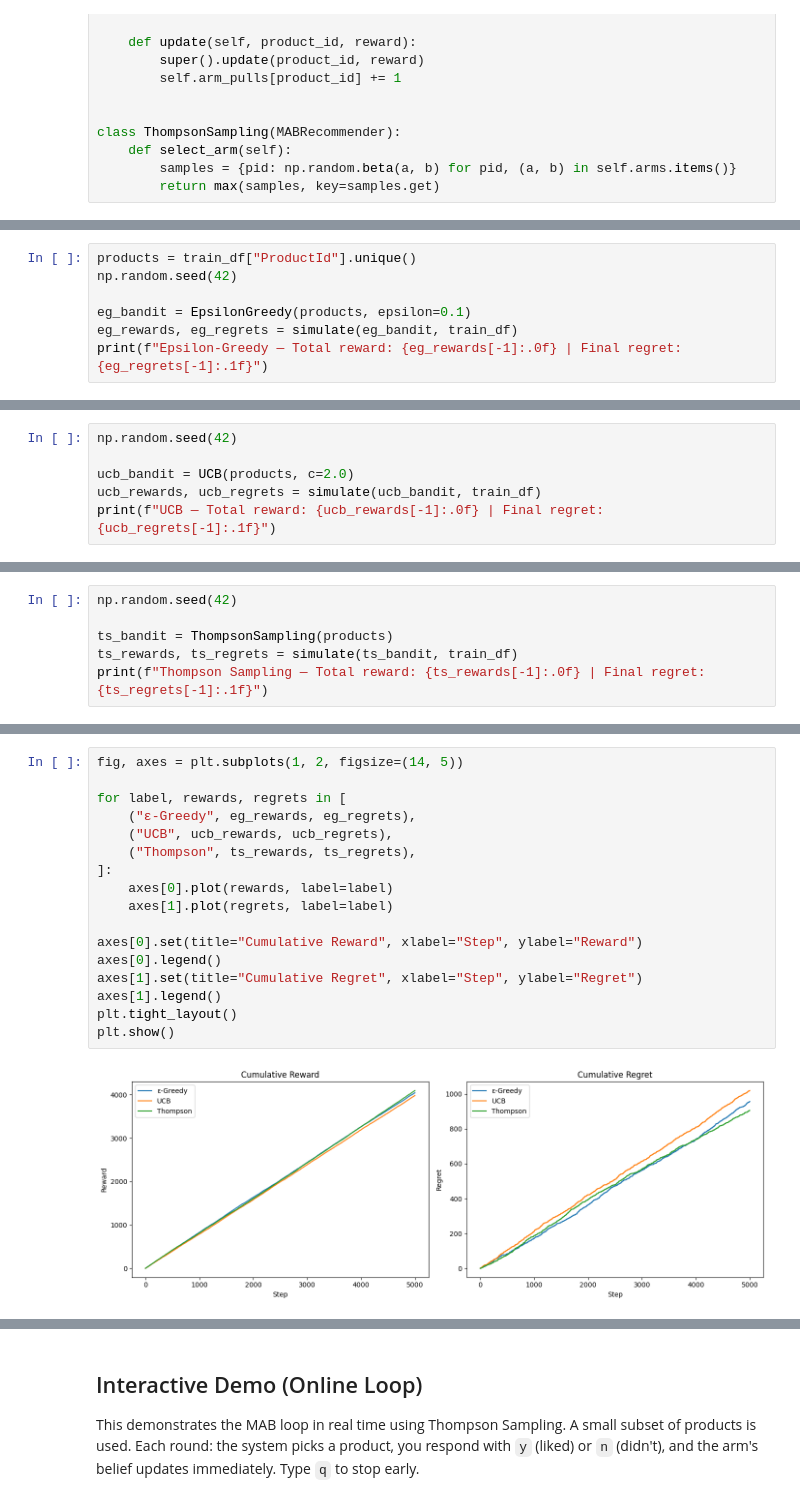
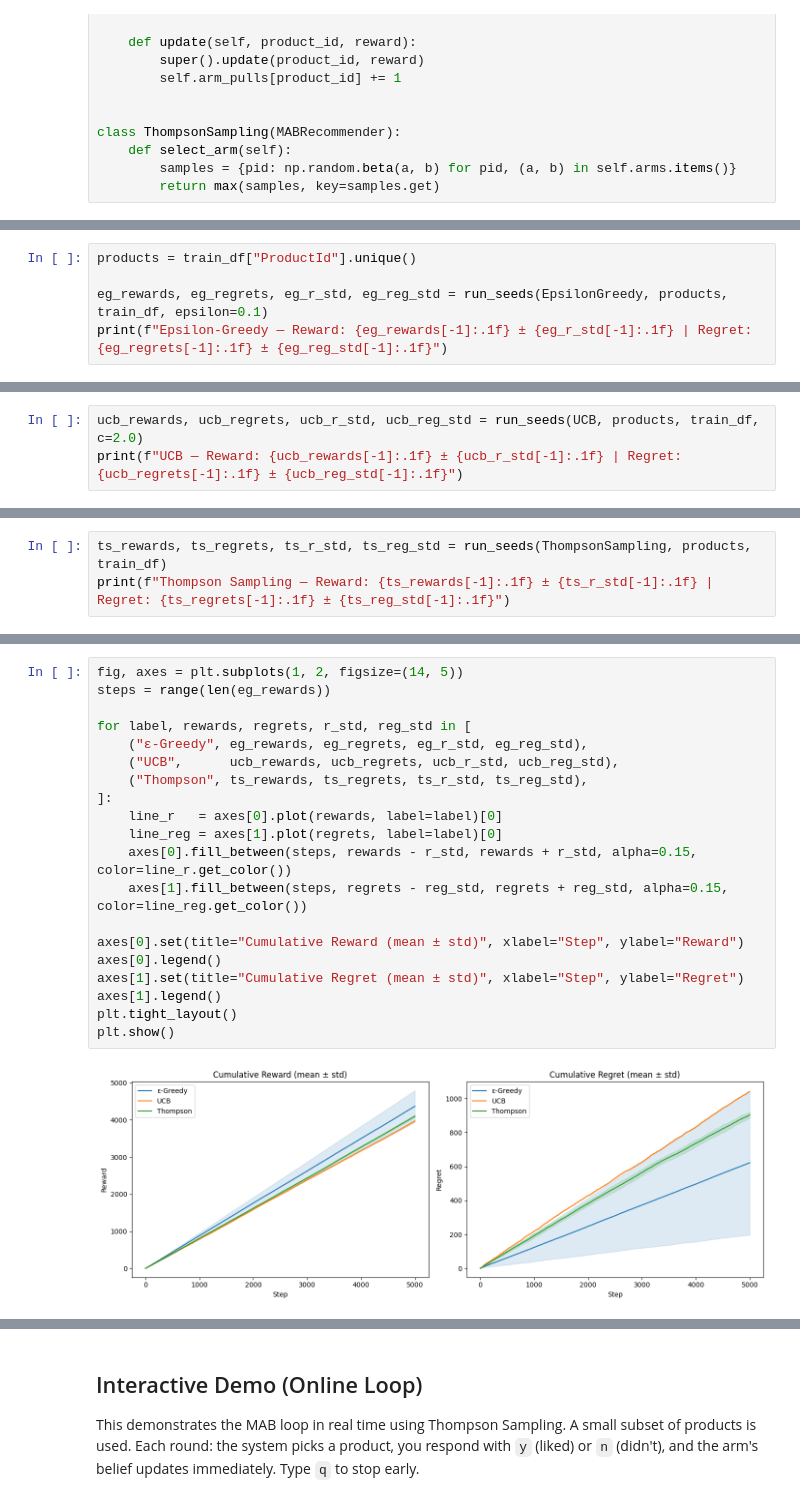
Before and after one commit to Wilyam390/Recommender-Sys, a Jupyter notebook: 04_MAB.ipynb, the cells around one changed output, grey strips where cells are left out. Drawn from its saved outputs; the diff is of its cells as text.

```diff
--- a/04_MAB.ipynb
+++ b/04_MAB.ipynb
@@ -148,8 +176,6 @@ The simplest policy. With probability ε it explores (random arm), otherwise it
 # %%
 products = train_df["ProductId"].unique()
-np.random.seed(42)
 
-eg_bandit = EpsilonGreedy(products, epsilon=0.1)
-eg_rewards, eg_regrets = simulate(eg_bandit, train_df)
-print(f"Epsilon-Greedy — Total reward: {eg_rewards[-1]:.0f} | Final regret: {eg_regrets[-1]:.1f}")
+eg_rewards, eg_regrets, eg_r_std, eg_reg_std = run_seeds(EpsilonGreedy, products, train_df, epsilon=0.1)
+print(f"Epsilon-Greedy — Reward: {eg_rewards[-1]:.1f} ± {eg_r_std[-1]:.1f} | Regret: {eg_regrets[-1]:.1f} ± {eg_reg_std[-1]:.1f}")
 # %% [output]
@@ -161,7 +193,4 @@ UCB avoids the randomness of ε-greedy by being *systematically* optimistic. It
 # %%
-np.random.seed(42)
-
-ucb_bandit = UCB(products, c=2.0)
-ucb_rewards, ucb_regrets = simulate(ucb_bandit, train_df)
-print(f"UCB — Total reward: {ucb_rewards[-1]:.0f} | Final regret: {ucb_regrets[-1]:.1f}")
+ucb_rewards, ucb_regrets, ucb_r_std, ucb_reg_std = run_seeds(UCB, products, train_df, c=2.0)
+print(f"UCB — Reward: {ucb_rewards[-1]:.1f} ± {ucb_r_std[-1]:.1f} | Regret: {ucb_regrets[-1]:.1f} ± {ucb_reg_std[-1]:.1f}")
 # %% [output]
@@ -173,7 +208,4 @@ Instead of a fixed rule, it samples from each arm's Beta distribution and picks
 # %%
-np.random.seed(42)
-
-ts_bandit = ThompsonSampling(products)
-ts_rewards, ts_regrets = simulate(ts_bandit, train_df)
-print(f"Thompson Sampling — Total reward: {ts_rewards[-1]:.0f} | Final regret: {ts_regrets[-1]:.1f}")
+ts_rewards, ts_regrets, ts_r_std, ts_reg_std = run_seeds(ThompsonSampling, products, train_df)
+print(f"Thompson Sampling — Reward: {ts_rewards[-1]:.1f} ± {ts_r_std[-1]:.1f} | Regret: {ts_regrets[-1]:.1f} ± {ts_reg_std[-1]:.1f}")
 # %% [output]
@@ -185,21 +221,24 @@ Cumulative reward shows how much value each policy extracted. Cumulative regret
 # %%
 fig, axes = plt.subplots(1, 2, figsize=(14, 5))
+steps = range(len(eg_rewards))
 
-for label, rewards, regrets in [
-    ("ε-Greedy", eg_rewards, eg_regrets),
-    ("UCB", ucb_rewards, ucb_regrets),
-    ("Thompson", ts_rewards, ts_regrets),
+for label, rewards, regrets, r_std, reg_std in [
+    ("ε-Greedy", eg_rewards, eg_regrets, eg_r_std, eg_reg_std),
+    ("UCB",      ucb_rewards, ucb_regrets, ucb_r_std, ucb_reg_std),
+    ("Thompson", ts_rewards, ts_regrets, ts_r_std, ts_reg_std),
 ]:
-    axes[0].plot(rewards, label=label)
-    axes[1].plot(regrets, label=label)
+    line_r   = axes[0].plot(rewards, label=label)[0]
+    line_reg = axes[1].plot(regrets, label=label)[0]
+    axes[0].fill_between(steps, rewards - r_std, rewards + r_std, alpha=0.15, color=line_r.get_color())
+    axes[1].fill_between(steps, regrets - reg_std, regrets + reg_std, alpha=0.15, color=line_reg.get_color())
 
-axes[0].set(title="Cumulative Reward", xlabel="Step", ylabel="Reward")
+axes[0].set(title="Cumulative Reward (mean ± std)", xlabel="Step", ylabel="Reward")
 axes[0].legend()
-axes[1].set(title="Cumulative Regret", xlabel="Step", ylabel="Regret")
+axes[1].set(title="Cumulative Regret (mean ± std)", xlabel="Step", ylabel="Regret")
 axes[1].legend()
 plt.tight_layout()
 plt.show()
 # %% [output]
-[figure, old version]
+[figure, new version]
 # %%
 n = len(eg_rewards)
```
Also changed, not shown: parts of 14 cells of this notebook.
